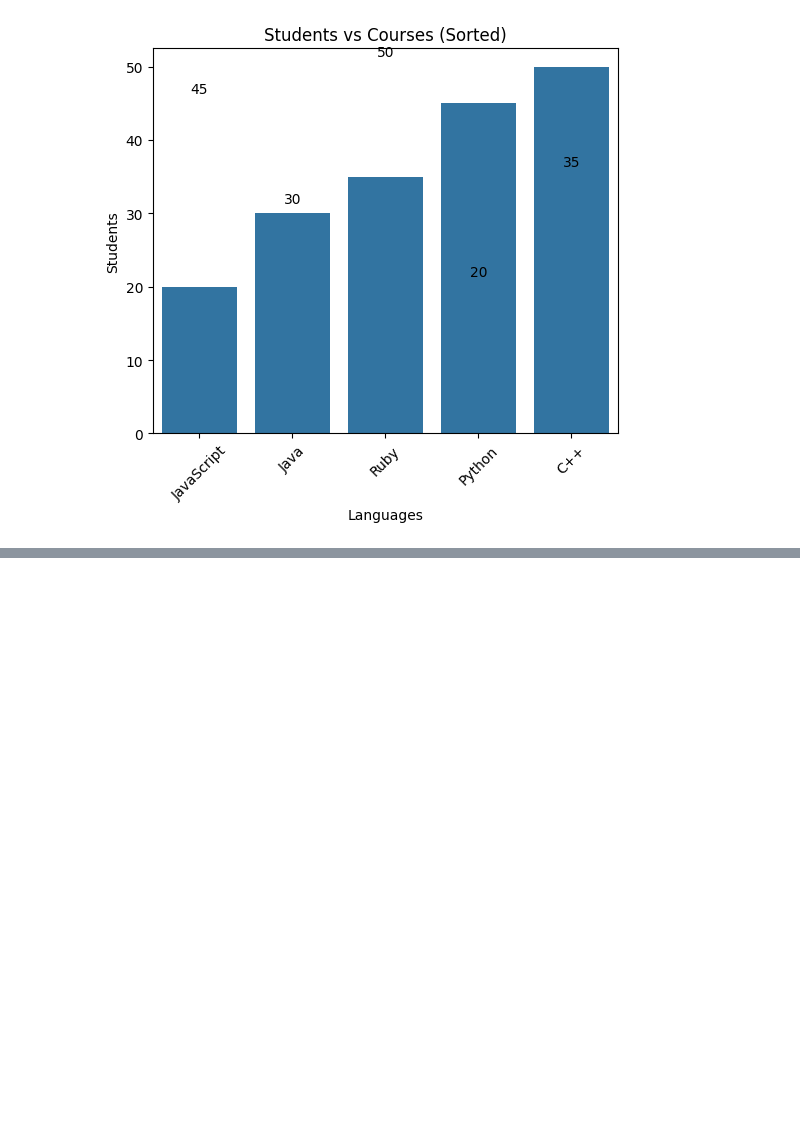
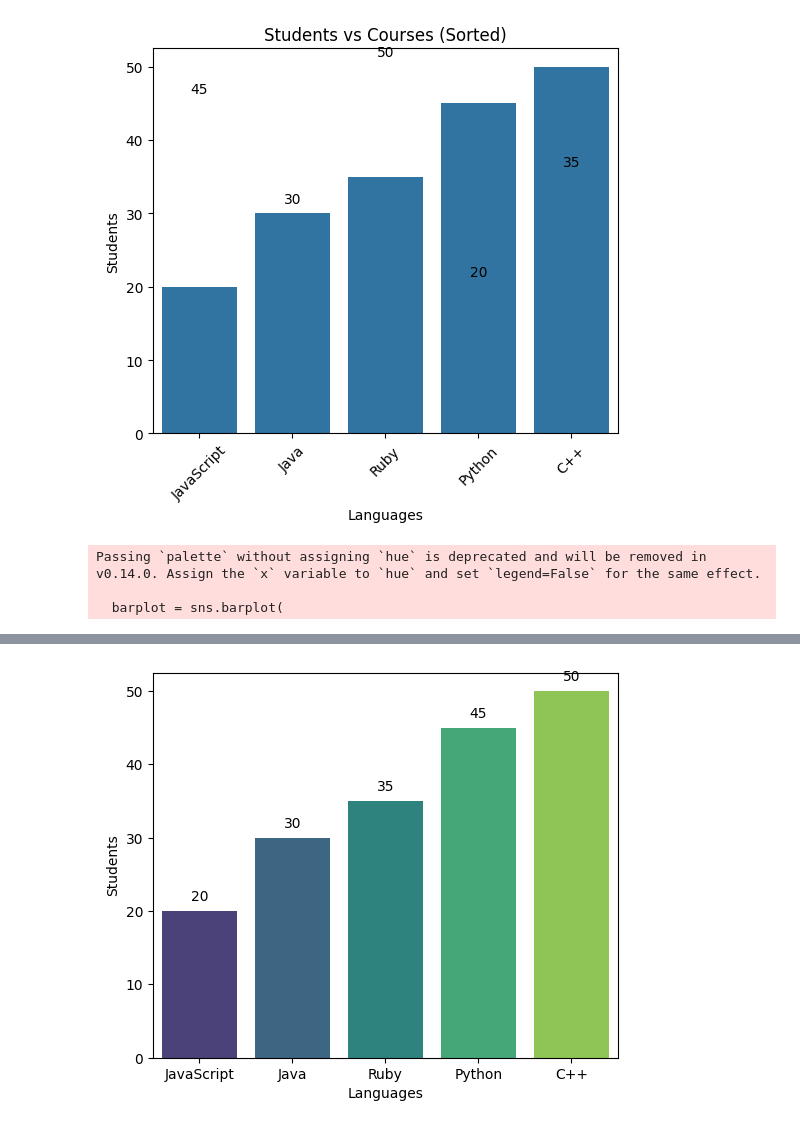
Before and after one commit to AnkitaAnalytics/Python-for-Data-Science, a Jupyter notebook: Matplotlib_Intro.ipynb, the cells around one changed output, grey strips where cells are left out. Cells and saved outputs as stored; diff of their text form; code cells hidden in the pictures; blank space fills up the shorter version.

```diff
--- a/Matplotlib_Intro.ipynb
+++ b/Matplotlib_Intro.ipynb
@@ -99,3 +99,45 @@ plt.xticks(rotation=45)
 plt.show()
 # %% [output]
 [figure]
+# %%
+import seaborn as sns
+import matplotlib.pyplot as plt
+import pandas as pd
+
+# Example data
+data = {
+    "Courses": ["Python", "Java", "C++", "JavaScript", "Ruby"],
+    "Students": [45, 30, 50, 20, 35]
+}
+df = pd.DataFrame(data)
+
+# Sorting the data for the plot
+sorted_df = df.sort_values("Students")
+
+# Create the bar plot
+plt.figure(figsize=(6, 5))
+barplot = sns.barplot(
+    data=sorted_df,
+    x="Courses",
+    y="Students",
+    palette="viridis"
+)
+
+# Add annotations directly
+for bar, student_count in zip(barplot.patches, sorted_df["Students"]):
+    bar_height = bar.get_height()  # Get the height of each bar
+    plt.text(
+        bar.get_x() + bar.get_width() / 2,  # Center text horizontally on the bar
+        bar_height + 1,  # Position text slightly above the bar
+        f"{student_count}",  # Display the student count
+        ha="center",  # Horizontal alignment
+        va="bottom"   # Vertical alignment
+    )
+
+# Add labels and title
+plt.xlabel("Languages")
+plt
+# %% [output]
+Passing `palette` without assigning `hue` is deprecated and will be removed in v0.14.0. Assign the `x` variable to `hue` and set `legend=False` for the same effect.
+
+  barplot = sns.barplot(
@@ -101,0 +145 @@ plt.show()
+[figure, added]
```
Also changed, not shown: parts of 1 cell of this notebook.
